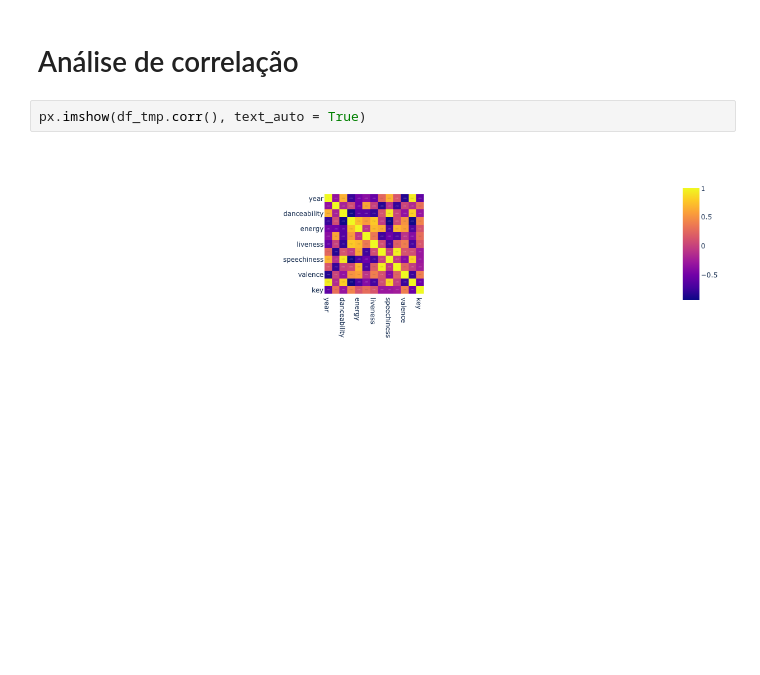
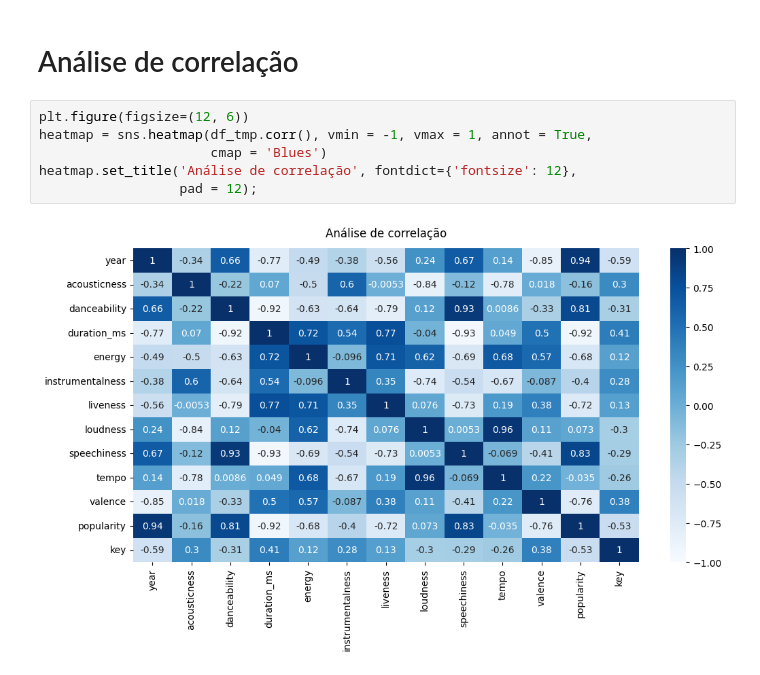
Before and after one commit to edupmon/alura, a Jupyter notebook: data-science/spark-sistema-recomendacao/sistema-recomendacao.ipynb, the cells around one changed output. Cells and saved outputs as stored; diff of their text form; blank space fills up the shorter version.

```diff
--- a/data-science/spark-sistema-recomendacao/sistema-recomendacao.ipynb
+++ b/data-science/spark-sistema-recomendacao/sistema-recomendacao.ipynb
@@ -151,6 +160,10 @@ fig.add_trace(go.Scatter(x = df_tmp['year'], y = df_tmp['speechiness'],
 # %% [markdown]
 # Análise de correlação
 # %%
-px.imshow(df_tmp.corr(), text_auto = True)
+plt.figure(figsize=(12, 6))
+heatmap = sns.heatmap(df_tmp.corr(), vmin = -1, vmax = 1, annot = True,
+                      cmap = 'Blues')
+heatmap.set_title('Análise de correlação', fontdict={'fontsize': 12},
+                  pad = 12);
 # %% [output]
-[figure, old version]
+[figure, new version]
```
Also changed, not shown: parts of 7 cells of this notebook.
